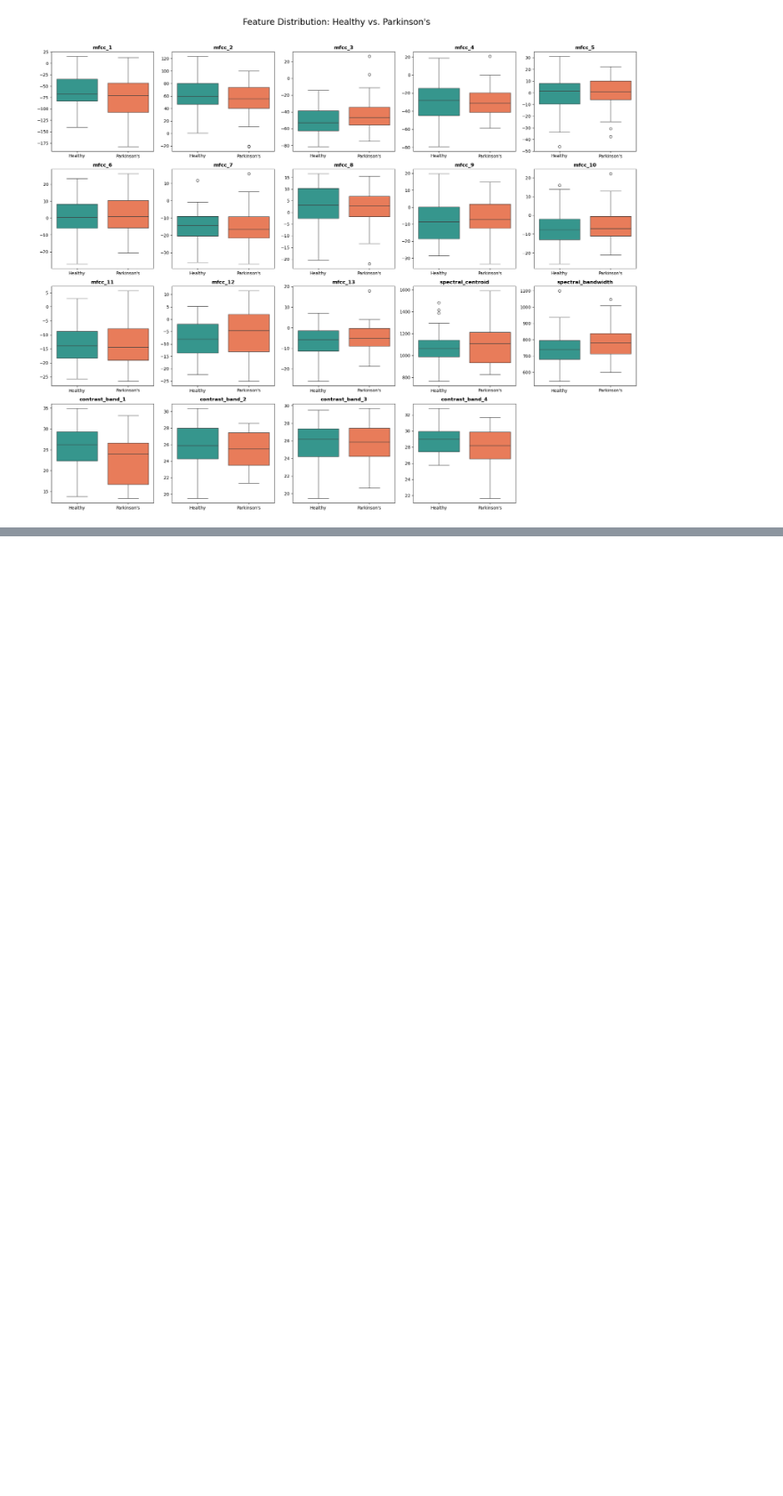
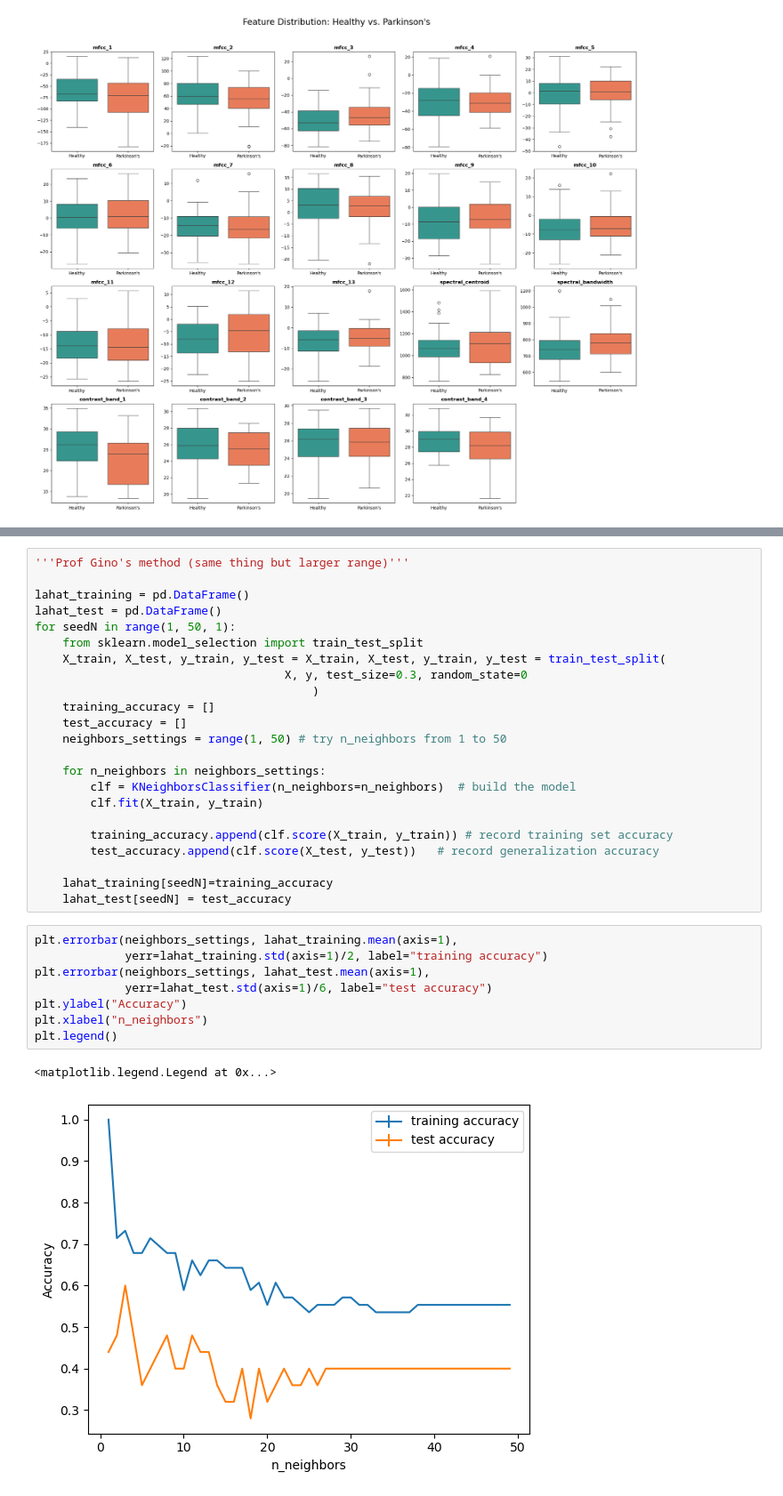
Before and after one commit to WobinWobin/mini-project, a Jupyter notebook: Step2.ipynb, the cells around one changed output, grey strips where cells are left out. Shown at 89% size. Saved outputs shown, nothing was run; the diff lists cells and outputs as text; blank space fills up the shorter version.

```diff
--- a/Step2.ipynb
+++ b/Step2.ipynb
@@ -165,0 +306,34 @@ plt.show()
+# %%
+'''Prof Gino's method (same thing but larger range)'''
+
+lahat_training = pd.DataFrame()
+lahat_test = pd.DataFrame()
+for seedN in range(1, 50, 1):
+    from sklearn.model_selection import train_test_split
+    X_train, X_test, y_train, y_test = X_train, X_test, y_train, y_test = train_test_split(
+                                    X, y, test_size=0.3, random_state=0
+                                        )
+    training_accuracy = []
+    test_accuracy = []
+    neighbors_settings = range(1, 50) # try n_neighbors from 1 to 50
+
+    for n_neighbors in neighbors_settings:
+        clf = KNeighborsClassifier(n_neighbors=n_neighbors)  # build the model
+        clf.fit(X_train, y_train)
+
+        training_accuracy.append(clf.score(X_train, y_train)) # record training set accuracy
+        test_accuracy.append(clf.score(X_test, y_test))   # record generalization accuracy
+
+    lahat_training[seedN]=training_accuracy
+    lahat_test[seedN] = test_accuracy
+# %%
+plt.errorbar(neighbors_settings, lahat_training.mean(axis=1),
+             yerr=lahat_training.std(axis=1)/2, label="training accuracy")
+plt.errorbar(neighbors_settings, lahat_test.mean(axis=1),
+             yerr=lahat_test.std(axis=1)/6, label="test accuracy")
+plt.ylabel("Accuracy")
+plt.xlabel("n_neighbors")
+plt.legend()
+# %% [output]
+<matplotlib.legend.Legend at 0x...>
+[figure, added]
```
Also changed, not shown: parts of 11 cells of this notebook, 1 other file.
